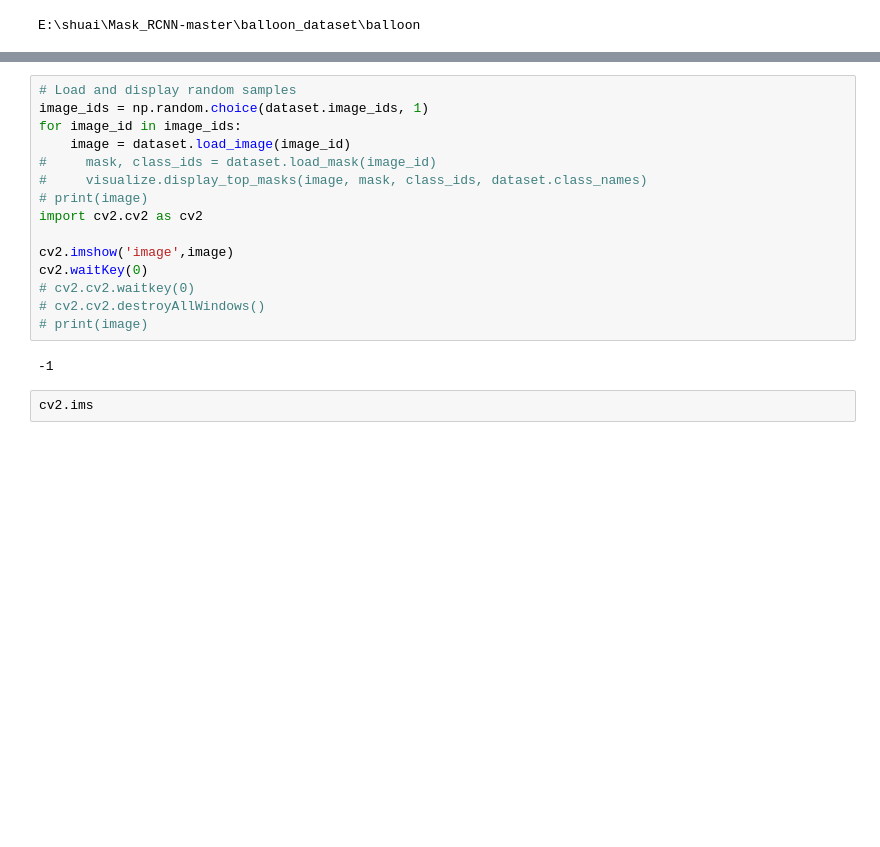
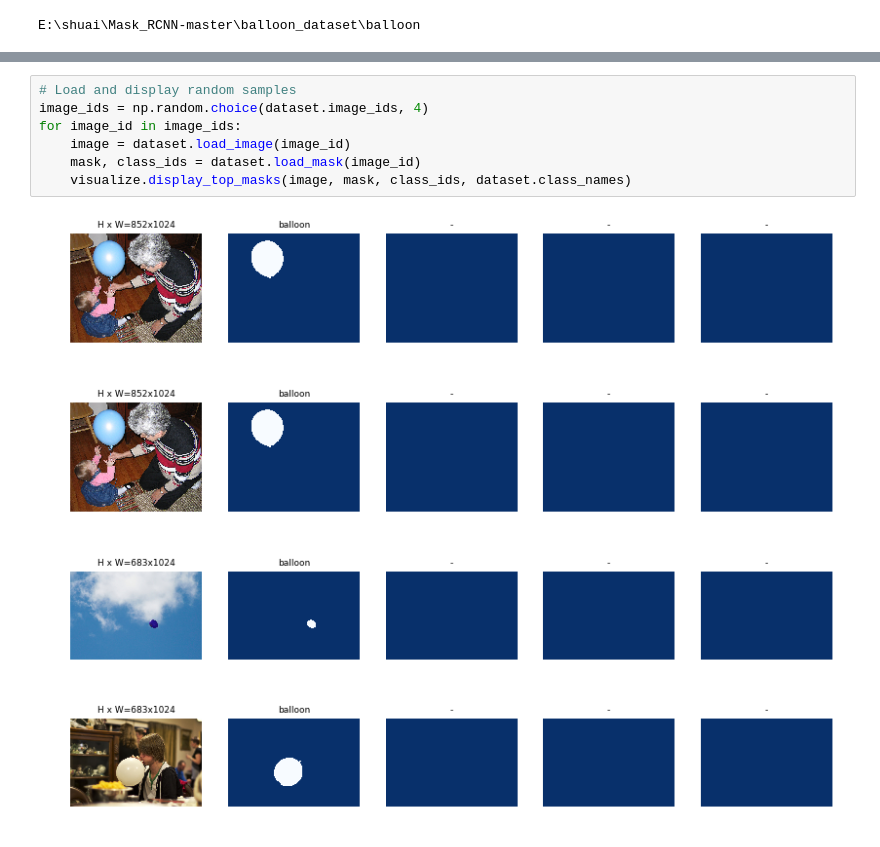
Before and after one commit to Hamiltonsjtu/Learn_code_from_MaskRCNN, a Jupyter notebook: learn_code_from_MaskRCNN.ipynb, the cells around one changed output, grey strips where cells are left out. Cells and saved outputs as stored; diff of their text form; blank space fills up the shorter version.

Commit message:
'update_visualization'

```diff
--- a/learn_code_from_MaskRCNN.ipynb
+++ b/learn_code_from_MaskRCNN.ipynb
@@ -63,20 +66,13 @@ Class Count: 2
   1. balloon
 # %%
 # Load and display random samples
-image_ids = np.random.choice(dataset.image_ids, 1)
+image_ids = np.random.choice(dataset.image_ids, 4)
 for image_id in image_ids:
     image = dataset.load_image(image_id)
-#     mask, class_ids = dataset.load_mask(image_id)
-#     visualize.display_top_masks(image, mask, class_ids, dataset.class_names)
-# print(image)
-import cv2.cv2 as cv2
-
-cv2.imshow('image',image)
-cv2.waitKey(0)
-# cv2.cv2.waitkey(0)
-# cv2.cv2.destroyAllWindows()
-# print(image)
+    mask, class_ids = dataset.load_mask(image_id)
+    visualize.display_top_masks(image, mask, class_ids, dataset.class_names)
 # %% [output]
--1
+[figure, added]
+[figure, added]
+[figure, added]
+[figure, added]
-# %%
-cv2.ims
```
Also changed, not shown: parts of 7 cells of this notebook.
